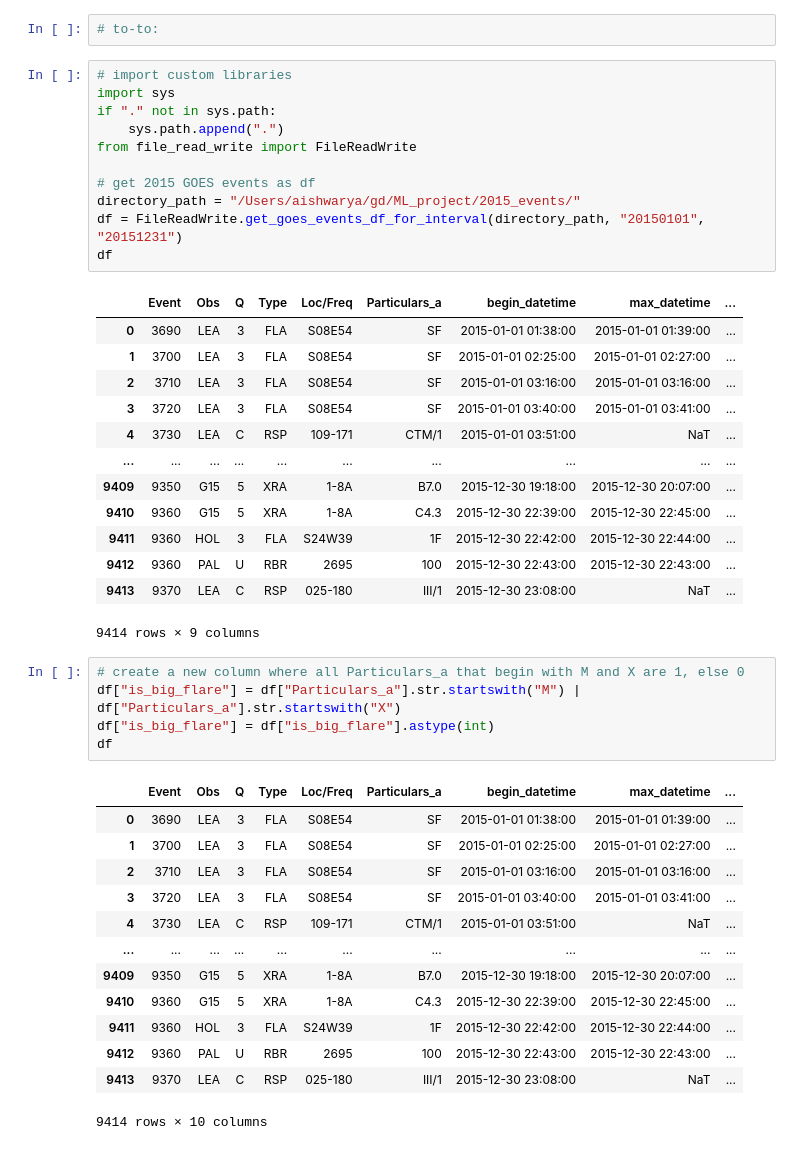
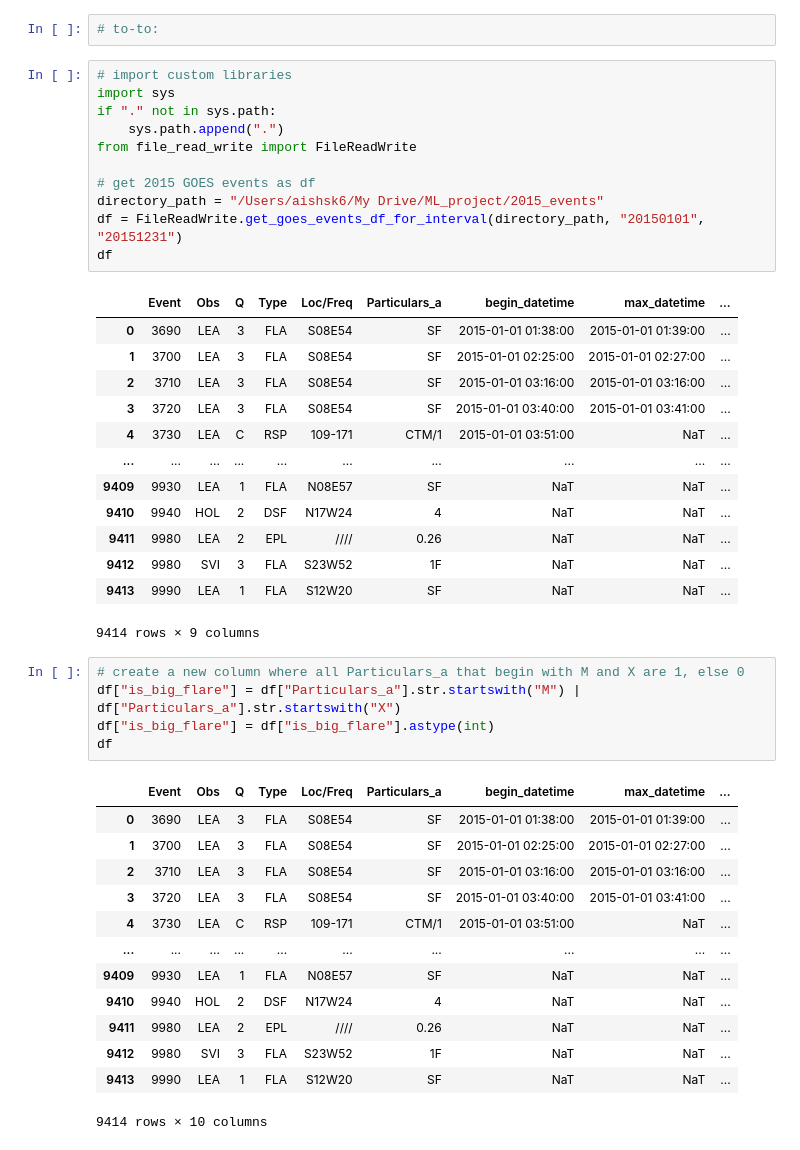
Before and after one commit to aishstronomer/flare-finder, a Jupyter notebook: data_engineering.ipynb, the cells around one changed output. Cells and saved outputs as stored; diff of their text form.

```diff
--- a/data_engineering.ipynb
+++ b/data_engineering.ipynb
@@ -3,27 +3,27 @@
 # %%
 # import custom libraries
 import sys
 if "." not in sys.path:
     sys.path.append(".")
 from file_read_write import FileReadWrite
 
 # get 2015 GOES events as df
-directory_path = "/Users/aishwarya/gd/ML_project/2015_events/"
+directory_path = "/Users/aishsk6/My Drive/ML_project/2015_events"
 df = FileReadWrite.get_goes_events_df_for_interval(directory_path, "20150101", "20151231")
 df
 # %% [output]
 |  | Event | Obs | Q | Type | Loc/Freq | Particulars_a | begin_datetime | max_datetime | ... |
 | 0 | 3690 | LEA | 3 | FLA | S08E54 | SF | 2015-01-01 01:38:00 | 2015-01-01 01:39:00 | ... |
 | 1 | 3700 | LEA | 3 | FLA | S08E54 | SF | 2015-01-01 02:25:00 | 2015-01-01 02:27:00 | ... |
 | 2 | 3710 | LEA | 3 | FLA | S08E54 | SF | 2015-01-01 03:16:00 | 2015-01-01 03:16:00 | ... |
 | 3 | 3720 | LEA | 3 | FLA | S08E54 | SF | 2015-01-01 03:40:00 | 2015-01-01 03:41:00 | ... |
 | 4 | 3730 | LEA | C | RSP | 109-171 | CTM/1 | 2015-01-01 03:51:00 | NaT | ... |
 | ... | ... | ... | ... | ... | ... | ... | ... | ... | ... |
-| 9409 | 9350 | G15 | 5 | XRA | 1-8A | B7.0 | 2015-12-30 19:18:00 | 2015-12-30 20:07:00 | ... |
-| 9410 | 9360 | G15 | 5 | XRA | 1-8A | C4.3 | 2015-12-30 22:39:00 | 2015-12-30 22:45:00 | ... |
-| 9411 | 9360 | HOL | 3 | FLA | S24W39 | 1F | 2015-12-30 22:42:00 | 2015-12-30 22:44:00 | ... |
-| 9412 | 9360 | PAL | U | RBR | 2695 | 100 | 2015-12-30 22:43:00 | 2015-12-30 22:43:00 | ... |
-| 9413 | 9370 | LEA | C | RSP | 025-180 | III/1 | 2015-12-30 23:08:00 | NaT | ... |
+| 9409 | 9930 | LEA | 1 | FLA | N08E57 | SF | NaT | NaT | ... |
+| 9410 | 9940 | HOL | 2 | DSF | N17W24 | 4 | NaT | NaT | ... |
+| 9411 | 9980 | LEA | 2 | EPL | //// | 0.26 | NaT | NaT | ... |
+| 9412 | 9980 | SVI | 3 | FLA | S23W52 | 1F | NaT | NaT | ... |
+| 9413 | 9990 | LEA | 1 | FLA | S12W20 | SF | NaT | NaT | ... |
 9414 rows × 9 columns
 # %%
 # create a new column where all Particulars_a that begin with M and X are 1, else 0
@@ -38,9 +38,9 @@ df
 | 3 | 3720 | LEA | 3 | FLA | S08E54 | SF | 2015-01-01 03:40:00 | 2015-01-01 03:41:00 | ... |
 | 4 | 3730 | LEA | C | RSP | 109-171 | CTM/1 | 2015-01-01 03:51:00 | NaT | ... |
 | ... | ... | ... | ... | ... | ... | ... | ... | ... | ... |
-| 9409 | 9350 | G15 | 5 | XRA | 1-8A | B7.0 | 2015-12-30 19:18:00 | 2015-12-30 20:07:00 | ... |
-| 9410 | 9360 | G15 | 5 | XRA | 1-8A | C4.3 | 2015-12-30 22:39:00 | 2015-12-30 22:45:00 | ... |
-| 9411 | 9360 | HOL | 3 | FLA | S24W39 | 1F | 2015-12-30 22:42:00 | 2015-12-30 22:44:00 | ... |
-| 9412 | 9360 | PAL | U | RBR | 2695 | 100 | 2015-12-30 22:43:00 | 2015-12-30 22:43:00 | ... |
-| 9413 | 9370 | LEA | C | RSP | 025-180 | III/1 | 2015-12-30 23:08:00 | NaT | ... |
+| 9409 | 9930 | LEA | 1 | FLA | N08E57 | SF | NaT | NaT | ... |
+| 9410 | 9940 | HOL | 2 | DSF | N17W24 | 4 | NaT | NaT | ... |
+| 9411 | 9980 | LEA | 2 | EPL | //// | 0.26 | NaT | NaT | ... |
+| 9412 | 9980 | SVI | 3 | FLA | S23W52 | 1F | NaT | NaT | ... |
+| 9413 | 9990 | LEA | 1 | FLA | S12W20 | SF | NaT | NaT | ... |
 9414 rows × 10 columns
```
Also changed, not shown: parts of 1 cell of this notebook, 2 other files.
